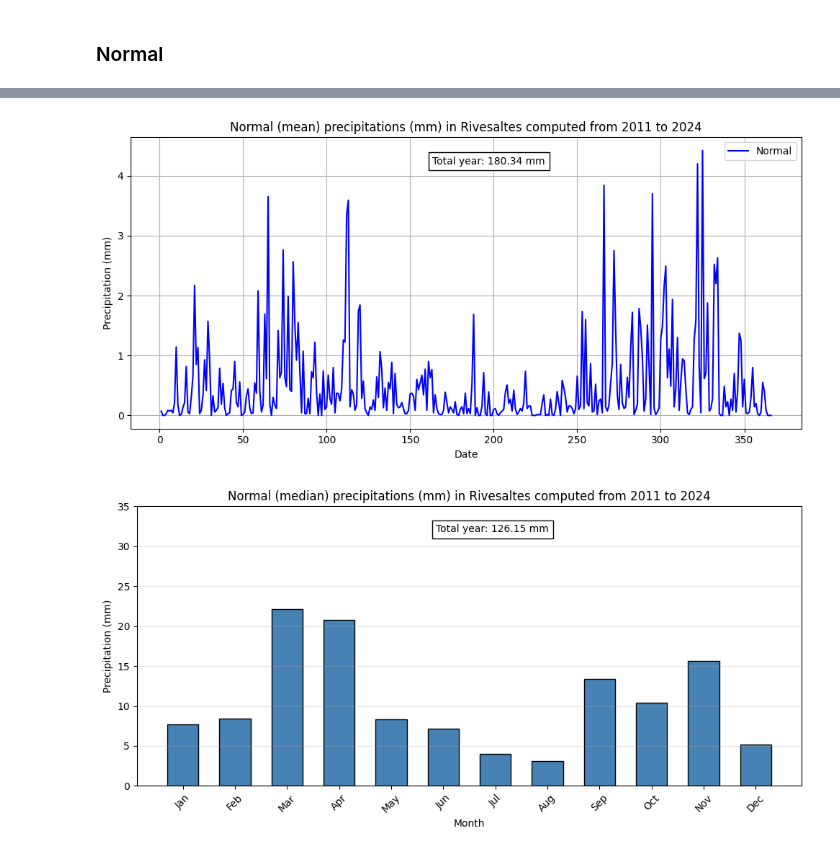
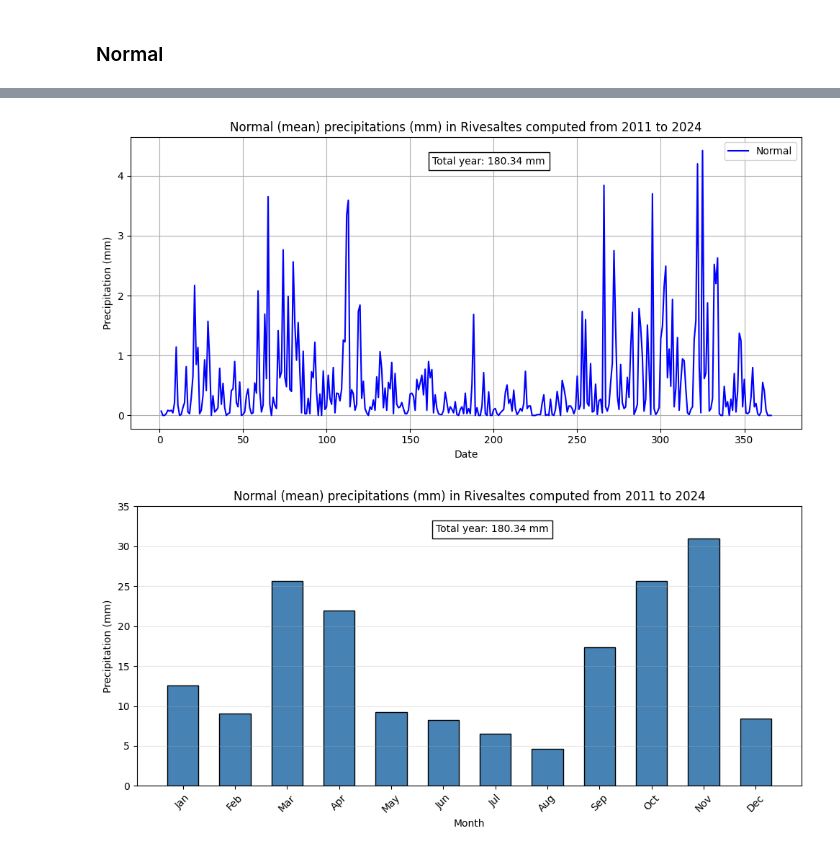
Before and after one commit to leopaulbaleneenm-source/Climate_Change_PO, a Jupyter notebook: notebooks/precip/rr1_viz.ipynb, the cells around one changed output, grey strips where cells are left out. Saved outputs shown, nothing was run; the diff lists cells and outputs as text; code cells hidden in the pictures.

```diff
--- a/notebooks/precip/rr1_viz.ipynb
+++ b/notebooks/precip/rr1_viz.ipynb
@@ -135,19 +134,19 @@ sr_clim_frst_m = precip_climato(
 # %%
 sr_clim_snd_d = precip_climato(
     sr,
     "2011-01-01 00:00:00",
     "2024-12-31 23:00:00",
     "D",
     "mean"
 )
 
 sr_clim_snd_m = precip_climato(
     sr,
     "2011-01-01 00:00:00",
     "2024-12-31 23:00:00",
     "M",
-    "median"
+    "mean"
 )
 # %% [output]
 [figure]
-[figure, old version]
+[figure, new version]
```
Also changed, not shown: parts of 6 cells of this notebook, 14 other files.
